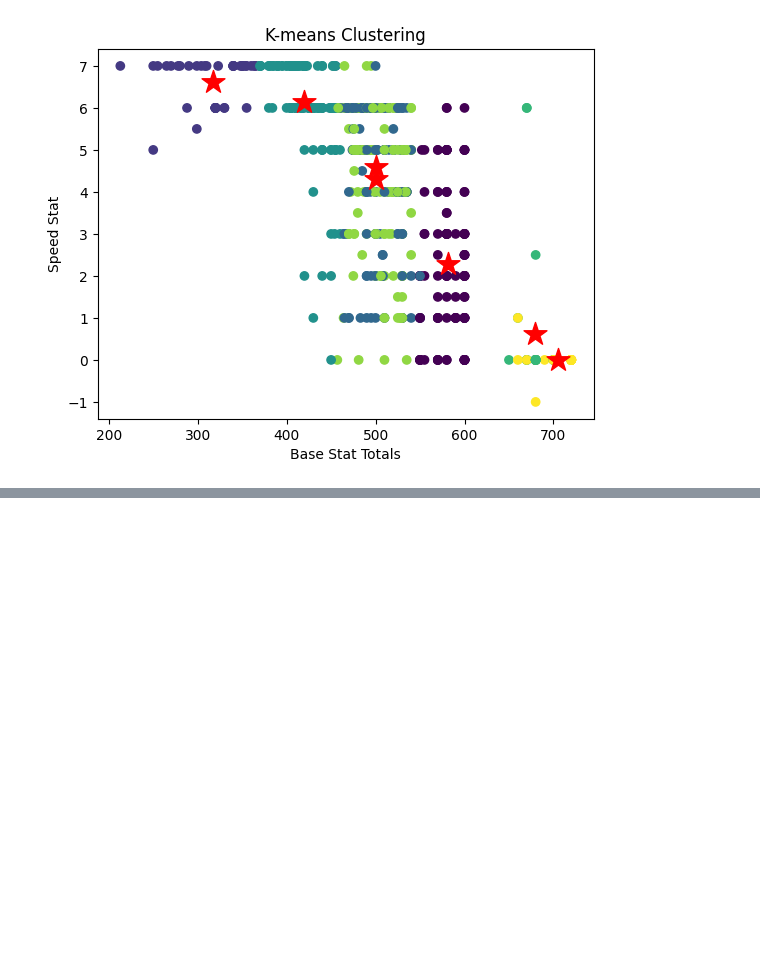
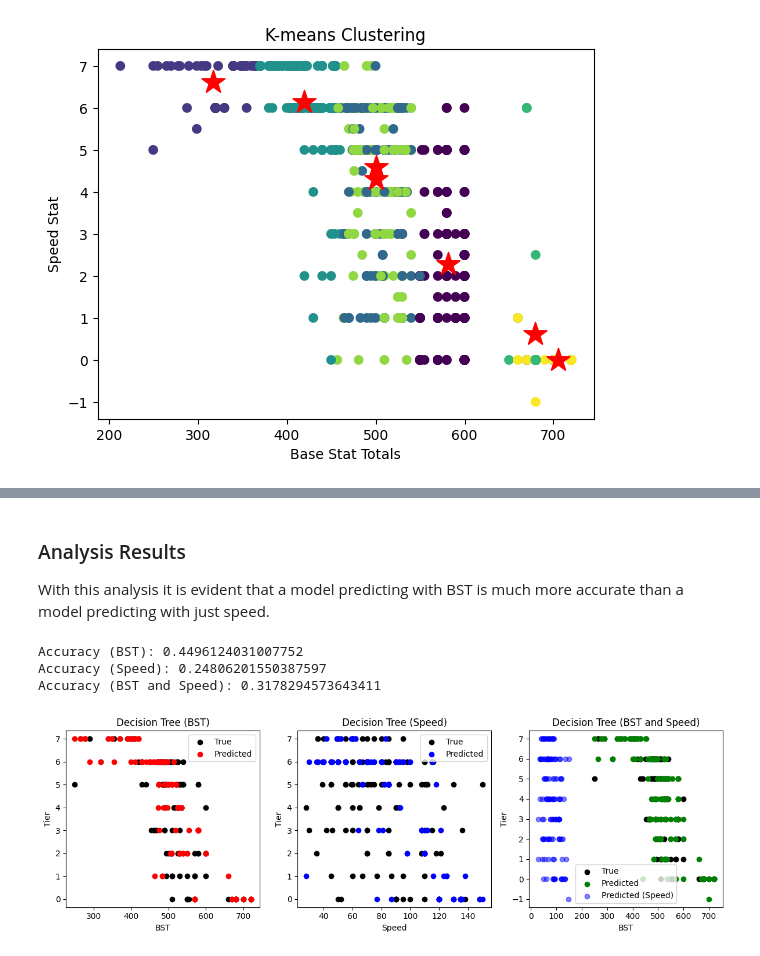
Before and after one commit to Brennan-Chan/Final-Project-Algorithms, a Jupyter notebook: Comp poke.ipynb, the cells around one changed output, grey strips where cells are left out. Cells and saved outputs as stored; diff of their text form; code cells hidden in the pictures; blank space fills up the shorter version.

```diff
--- a/Comp poke.ipynb
+++ b/Comp poke.ipynb
@@ -231,0 +343,78 @@ plt.show()
+# %% [markdown]
+### Analysis Results
+With this analysis it is evident that a model predicting with BST is much more accurate than a model predicting with just speed.
+# %%
+temp_best_df = bst_df
+#temp_best_df['spe'] = bst_df['spe'].round()
+#temp_best_df['bst'] = bst_df['bst'].round()
+temp_best_df['mapped_tiers'] = bst_df['mapped_tiers'].round()
+# Prepare the data
+X_bst = temp_best_df[['bst']]
+X_speed = temp_best_df[['spe']]
+X_both = temp_best_df[['bst', 'spe']]
+y = temp_best_df['mapped_tiers']
+
+# Split the data into training and testing sets
+X_bst_train, X_bst_test, y_train, y_test = train_test_split(X_bst, y, test_size=0.2, random_state=42)
+X_speed_train, X_speed_test, _, _ = train_test_split(X_speed, y, test_size=0.2, random_state=42)
+X_both_train, X_both_test, _, _ = train_test_split(X_both, y, test_size=0.2, random_state=42)
+
+# Train decision tree models
+model_bst = DecisionTreeClassifier(random_state=42)
+model_speed = DecisionTreeClassifier(random_state=42)
+model_both = DecisionTreeClassifier(random_state=42)
+
+model_bst.fit(X_bst_train, y_train)
+model_speed.fit(X_speed_train, y_train)
+model_both.fit(X_both_train, y_train)
+
+# Predictions
+y_pred_bst = model_bst.predict(X_bst_test)
+y_pred_speed = model_speed.predict(X_speed_test)
+y_pred_both = model_both.predict(X_both_test)
+
+# Calculate accuracies
+accuracy_bst = accuracy_score(y_test, y_pred_bst)
+accuracy_speed = accuracy_score(y_test, y_pred_speed)
+accuracy_both = accuracy_score(y_test, y_pred_both)
+
+# Print accuracies
+print("Accuracy (BST):", accuracy_bst)
+print("Accuracy (Speed):", accuracy_speed)
+print("Accuracy (BST and Speed):", accuracy_both)
+
+# Visualize decision trees
+plt.figure(figsize=(12, 4))
+
+plt.subplot(1, 3, 1)
+plt.title("Decision Tree (BST)")
+plt.xlabel("BST")
+plt.ylabel("Tier")
+plt.scatter(X_bst_test, y_test, color='black', label='True')
+plt.scatter(X_bst_test, y_pred_bst, color='red', label='Predicted')
+plt.legend()
+
+plt.subplot(1, 3, 2)
+plt.title("Decision Tree (Speed)")
+plt.xlabel("Speed")
+plt.ylabel("Tier")
+plt.scatter(X_speed_test, y_test, color='black', label='True')
+plt.scatter(X_speed_test, y_pred_speed, color='blue', label='Predicted')
+plt.legend()
+
+plt.subplot(1, 3, 3)
+plt.title("Decision Tree (BST and Speed)")
+plt.xlabel("BST")
+plt.ylabel("Tier")
+plt.scatter(X_both_test['bst'], y_test, color='black', label='True')
+plt.scatter(X_both_test['bst'], y_pred_both, color='green', label='Predicted')
+plt.scatter(X_both_test['spe'], y_pred_both, color='blue', label='Predicted (Speed)', alpha=0.5)
+plt.legend()
+
+plt.tight_layout()
+plt.show()
+# %% [output]
+Accuracy (BST): 0.4496124031007752
+Accuracy (Speed): 0.24806201550387597
+Accuracy (BST and Speed): 0.3178294573643411
+[figure, added]
```
Also changed, not shown: parts of 7 cells of this notebook.
